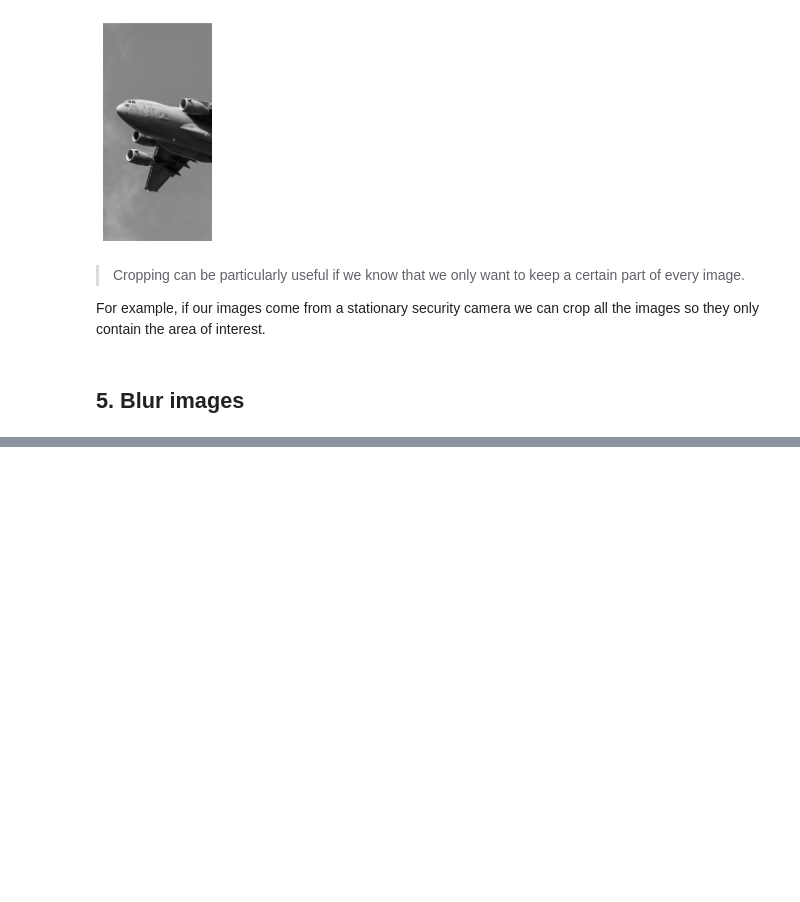
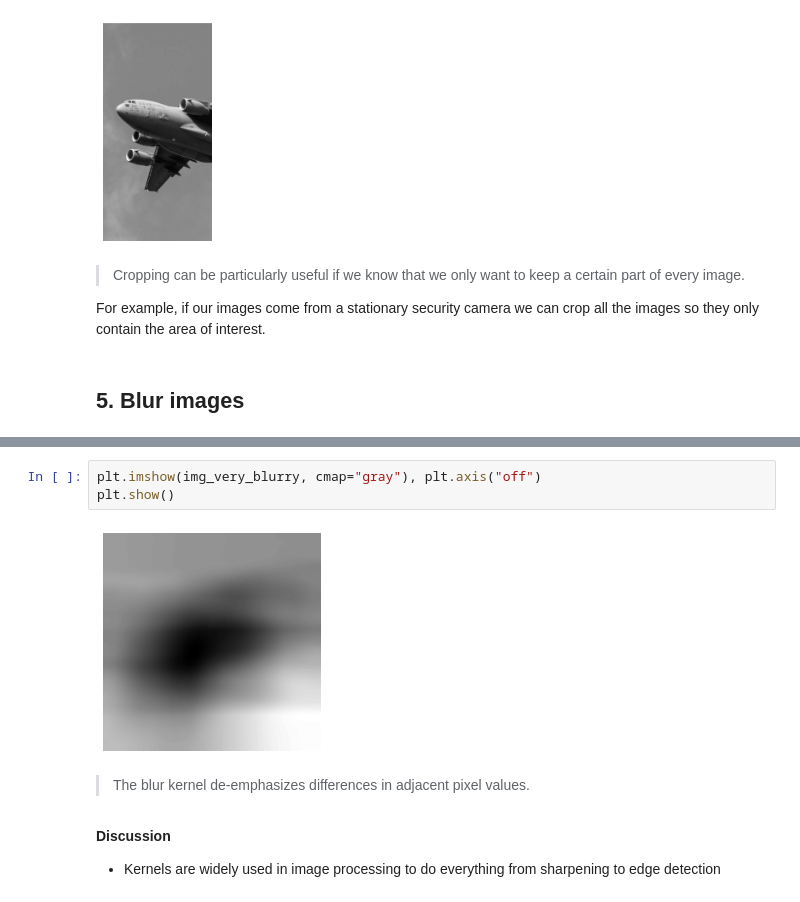
Before and after one commit to abhi3700/My_Learning_AI, a Jupyter notebook: libs/opencv/opencv.ipynb, the cells around one changed output, grey strips where cells are left out. Saved outputs shown, nothing was run; the diff lists cells and outputs as text; blank space fills up the shorter version.

```diff
--- a/libs/opencv/opencv.ipynb
+++ b/libs/opencv/opencv.ipynb
@@ -163,0 +191,10 @@ the images so they only contain the area of interest.
+# %%
+plt.imshow(img_very_blurry, cmap="gray"), plt.axis("off")
+plt.show()
+# %% [output]
+[figure, added]
+# %% [markdown]
+> The blur kernel de-emphasizes differences in adjacent pixel values.
+# %% [markdown]
+__Discussion__
+* Kernels are widely used in image processing to do everything from sharpening to edge detection
```
Also changed, not shown: parts of 41 cells of this notebook, 1 other file.
